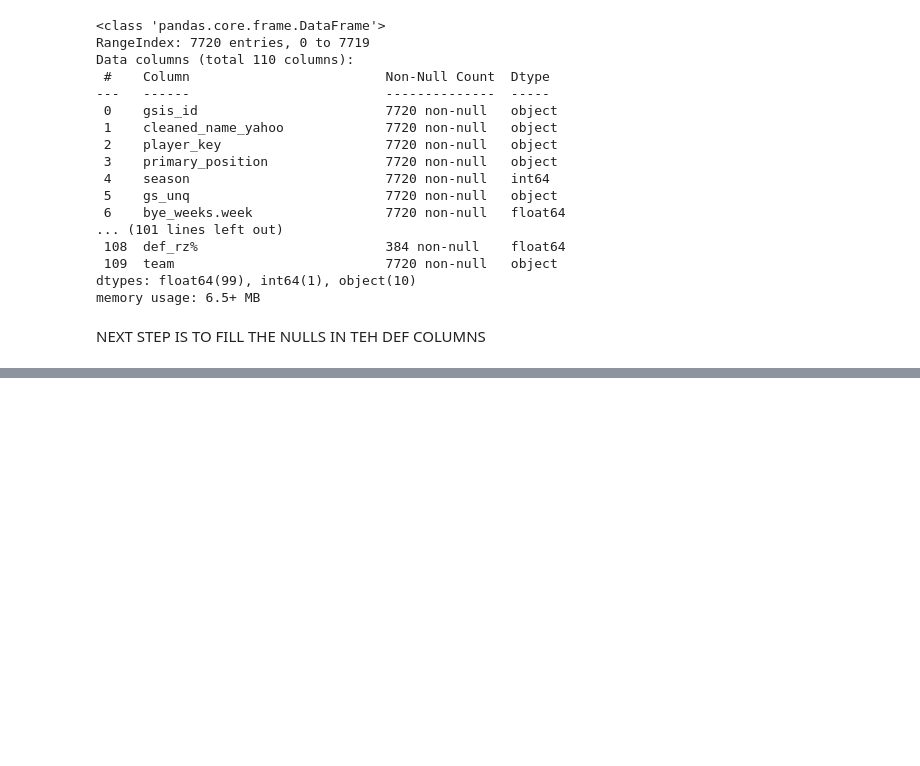
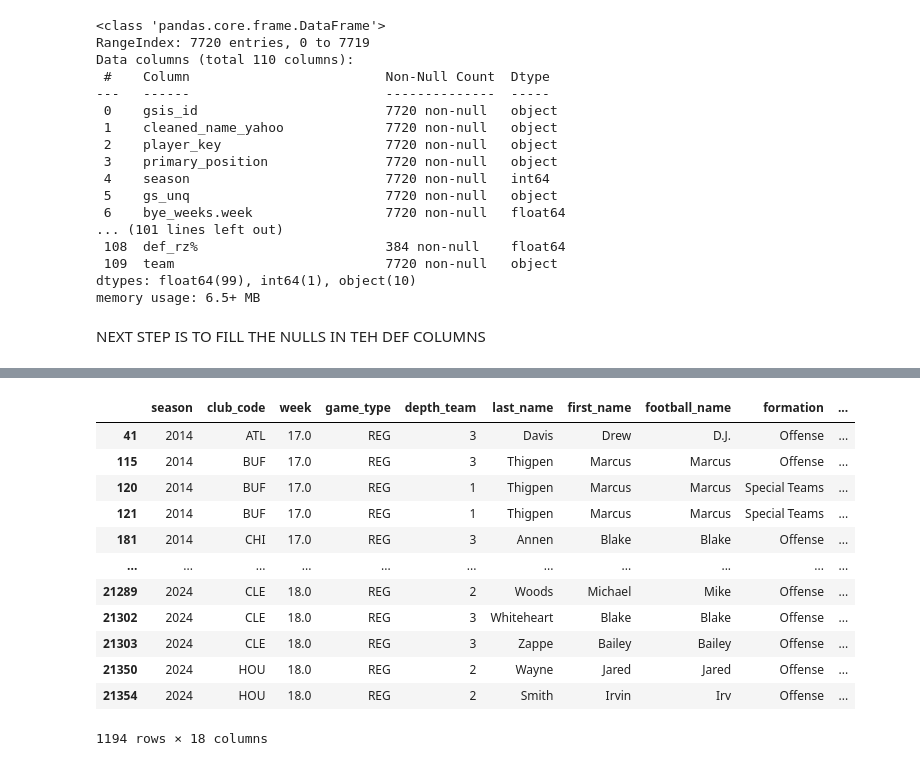
Before and after one commit to nicriv831/Fantasy-Football-Machine, a Jupyter notebook: data_merging.ipynb, the cells around one changed output, grey strips where cells are left out. Drawn from its saved outputs; the diff is of its cells as text; code cells hidden in the pictures; blank space fills up the shorter version.

```diff
--- a/data_merging.ipynb
+++ b/data_merging.ipynb
@@ -923,0 +1312,2 @@ NEXT STEP IS TO FILL THE NULLS IN TEH DEF COLUMNS
+# %%
+eos = old_depth.loc[old_depth['week'].isin([17,18])].sort_values(by='week')
@@ -923,0 +1368,16 @@ NEXT STEP IS TO FILL THE NULLS IN TEH DEF COLUMNS
+# %%
+old_depth[old_depth['starting_depth'].isna()]
+# %% [output]
+|  | season | club_code | week | game_type | depth_team | last_name | first_name | football_name | formation | ... |
+| 41 | 2014 | ATL | 17.0 | REG | 3 | Davis | Drew | D.J. | Offense | ... |
+| 115 | 2014 | BUF | 17.0 | REG | 3 | Thigpen | Marcus | Marcus | Offense | ... |
+| 120 | 2014 | BUF | 17.0 | REG | 1 | Thigpen | Marcus | Marcus | Special Teams | ... |
+| 121 | 2014 | BUF | 17.0 | REG | 1 | Thigpen | Marcus | Marcus | Special Teams | ... |
+| 181 | 2014 | CHI | 17.0 | REG | 3 | Annen | Blake | Blake | Offense | ... |
+| ... | ... | ... | ... | ... | ... | ... | ... | ... | ... | ... |
+| 21289 | 2024 | CLE | 18.0 | REG | 2 | Woods | Michael | Mike | Offense | ... |
+| 21302 | 2024 | CLE | 18.0 | REG | 3 | Whiteheart | Blake | Blake | Offense | ... |
+| 21303 | 2024 | CLE | 18.0 | REG | 3 | Zappe | Bailey | Bailey | Offense | ... |
+| 21350 | 2024 | HOU | 18.0 | REG | 2 | Wayne | Jared | Jared | Offense | ... |
+| 21354 | 2024 | HOU | 18.0 | REG | 2 | Smith | Irvin | Irv | Offense | ... |
+1194 rows × 18 columns
```
Also changed, not shown: parts of 49 cells of this notebook, 4 other files.
